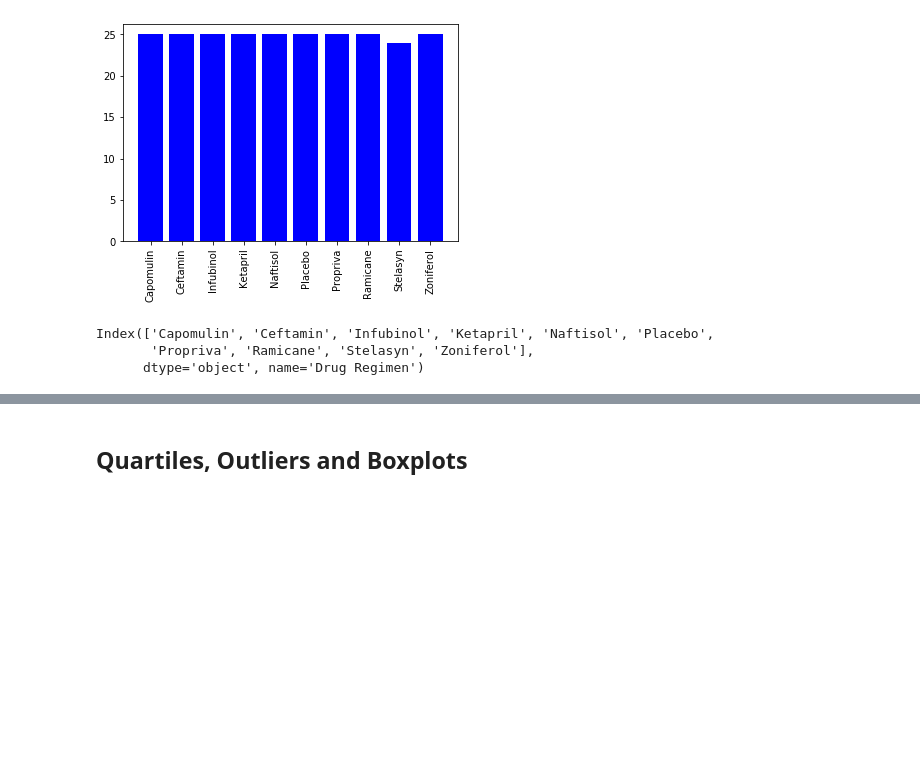
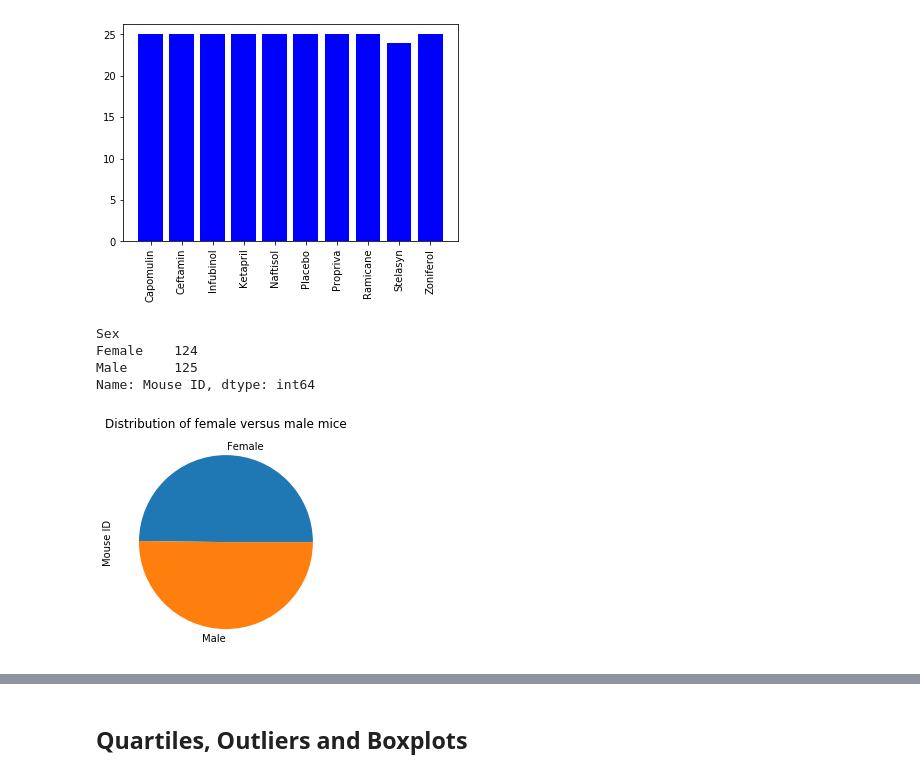
Before and after one commit to mbustillos329/matplotlib-homework, a Jupyter notebook: Pymaceuticals/pymaceuticals_starter.ipynb, the cells around one changed output, grey strips where cells are left out. Saved outputs shown, nothing was run; the diff lists cells and outputs as text; code cells hidden in the pictures; blank space fills up the shorter version.

```diff
--- a/Pymaceuticals/pymaceuticals_starter.ipynb
+++ b/Pymaceuticals/pymaceuticals_starter.ipynb
@@ -182,10 +182,18 @@ plt.xticks(tick_locations, count.index, rotation=90)
   <matplotlib.axis.XTick at 0x...>],
  <a list of 10 Text xticklabel objects>)
 [figure]
-# %%
-count.index
-# %% [output]
-Index(['Capomulin', 'Ceftamin', 'Infubinol', 'Ketapril', 'Naftisol', 'Placebo',
-       'Propriva', 'Ramicane', 'Stelasyn', 'Zoniferol'],
-      dtype='object', name='Drug Regimen')
+# %%
+sex =mouse.groupby(['Sex']).count()
+sex = sex['Mouse ID']
+sex
+# %% [output]
+Sex
+Female    124
+Male      125
+Name: Mouse ID, dtype: int64
+# %%
+# Generate a pie plot showing the distribution of female versus male mice using pandas
+sex_mice = sex.plot(kind='pie',title='Distribution of female versus male mice')
+# %% [output]
+[figure, added]
 # %%
```
Also changed, not shown: parts of 6 cells of this notebook, 2 other files.
